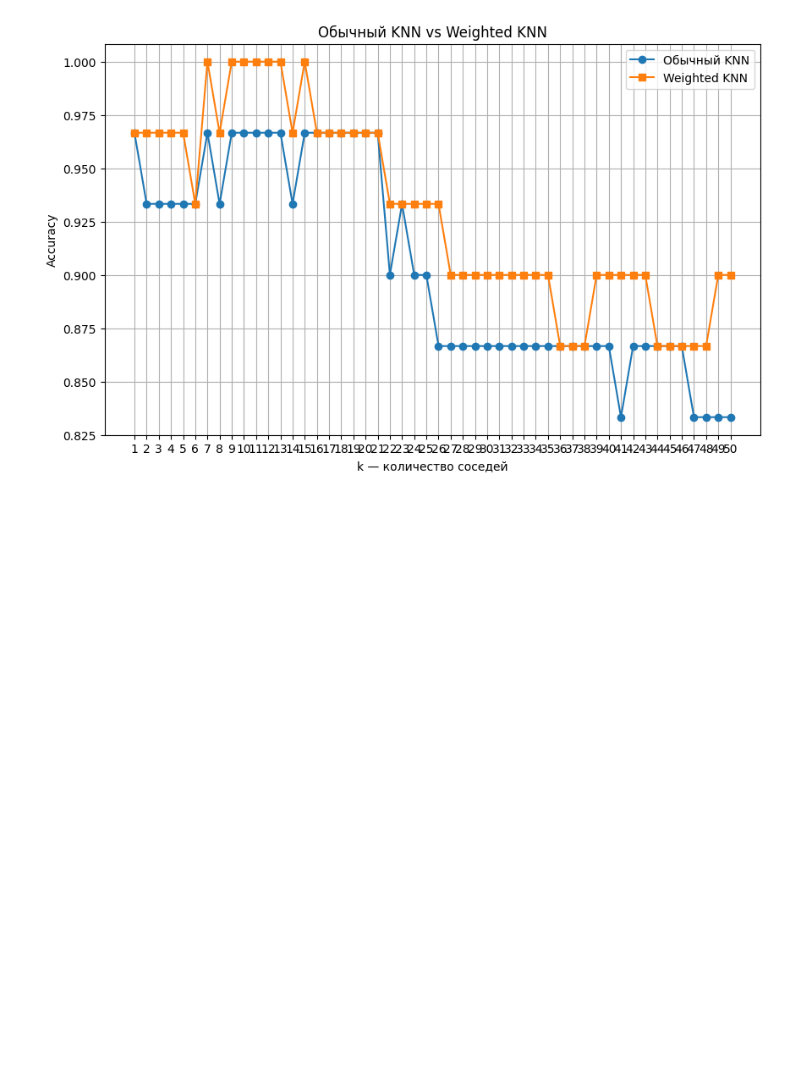
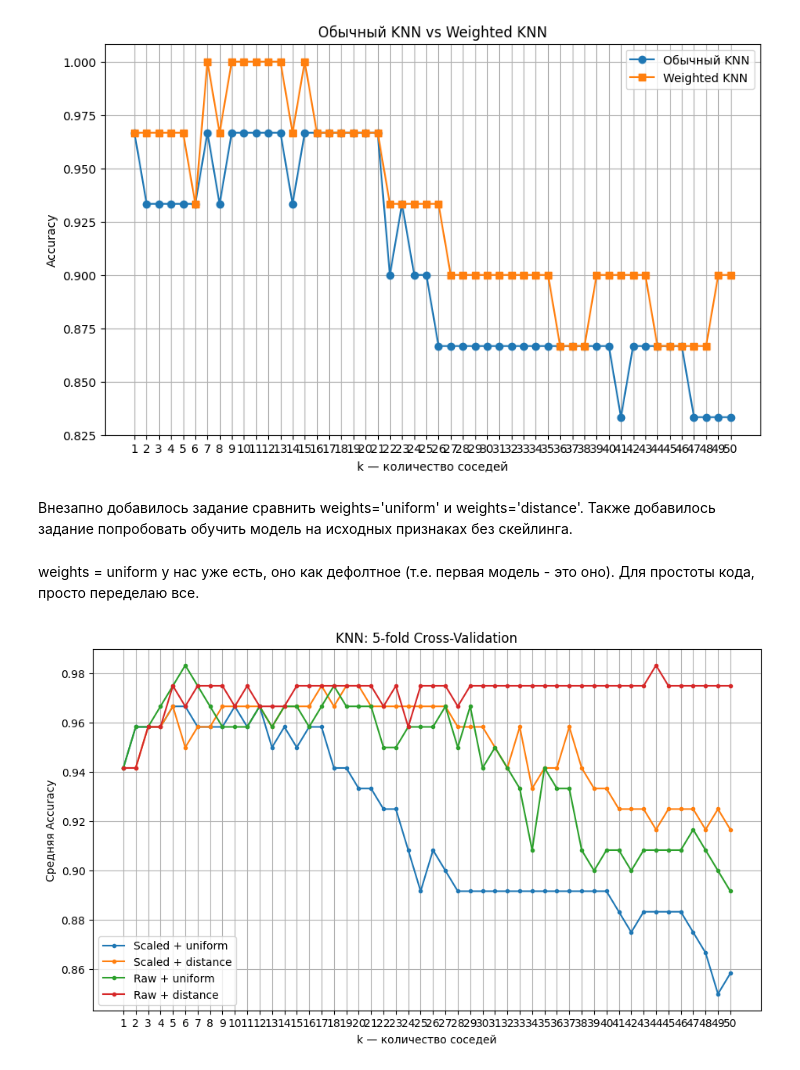
Before and after one commit to P2-Sh/ML_homeworks, a Jupyter notebook: Iris_KNN.ipynb, the cells around one changed output. Saved outputs shown, nothing was run; the diff lists cells and outputs as text; code cells hidden in the pictures; blank space fills up the shorter version.

Commit message:
Kaggle Notebook | notebook0aa1eff81d | Visualisations, comparisons

```diff
--- a/Iris_KNN.ipynb
+++ b/Iris_KNN.ipynb
@@ -312,3 +312,80 @@ plt.legend()
 plt.show()
 # %% [output]
 [figure]
+# %% [markdown]
+Внезапно добавилось задание сравнить weights='uniform' и weights='distance'. Также добавилось задание попробовать обучить модель на исходных признаках без скейлинга.
+# %% [markdown]
+weights = uniform у нас уже есть, оно как дефолтное (т.е. первая модель - это оно). Для простоты кода, просто переделаю все.
+# %%
+cv_results = {
+    "Scaled + uniform": [],
+    "Scaled + distance": [],
+    "Raw + uniform": [],
+    "Raw + distance": []
+}
+
+for k in k_values:
+    models = {
+        "Scaled + uniform": (
+            KNeighborsClassifier(
+                n_neighbors=k,
+                weights="uniform"
+            ),
+            X_train_scaled
+        ),
+        "Scaled + distance": (
+            KNeighborsClassifier(
+                n_neighbors=k,
+                weights="distance"
+            ),
+            X_train_scaled
+        ),
+        "Raw + uniform": (
+            KNeighborsClassifier(
+                n_neighbors=k,
+                weights="uniform"
+            ),
+            X_train
+        ),
+        "Raw + distance": (
+            KNeighborsClassifier(
+                n_neighbors=k,
+                weights="distance"
+            ),
+            X_train
+        )
+    }
+
+    for name, (model, X_data) in models.items():
+
+        scores = cross_val_score(
+            model,
+            X_data,
+            y_train,
+            cv=5,
+            scoring="accuracy"
+        )
+
+        cv_results[name].append(scores.mean())
+
+plt.figure(figsize=(11, 6))
+
+for name, scores in cv_results.items():
+    plt.plot(
+        k_values,
+        scores,
+        marker="o",
+        markersize=3,
+        label=name
+    )
+
+plt.xlabel("k — количество соседей")
+plt.ylabel("Средняя Accuracy")
+plt.title("KNN: 5-fold Cross-Validation")
+plt.xticks(k_values)
+plt.grid(True)
+plt.legend()
+
+plt.show()
+# %% [output]
+[figure, added]
```
Also changed, not shown: parts of 11 cells of this notebook.
